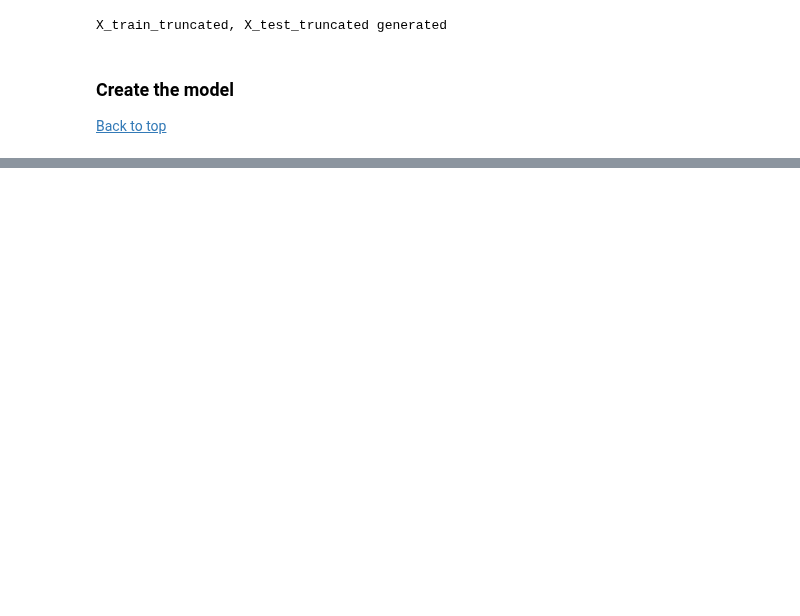
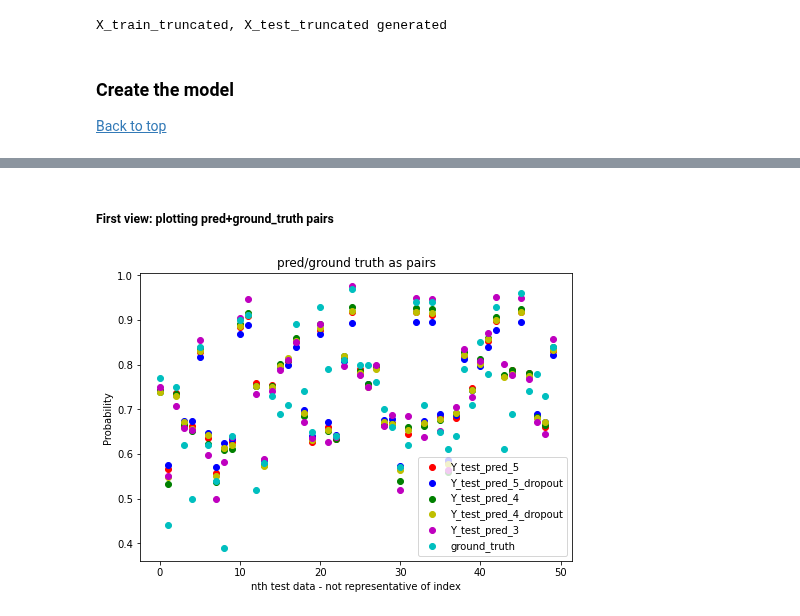
Before and after one commit to tanchuanxin/cz4042_assignment_1, a Jupyter notebook: 1b/assignment_1b_q3.ipynb, the cells around one changed output, grey strips where cells are left out. Cells and saved outputs as stored; diff of their text form; code cells hidden in the pictures; blank space fills up the shorter version.

```diff
--- a/1b/assignment_1b_q3.ipynb
+++ b/1b/assignment_1b_q3.ipynb
@@ -390,0 +508,28 @@ We continue to see dropout not working for us.
+# %%
+Y_test_pred_5 = model_5.predict(X_test_truncated)
+Y_test_pred_5 = Y_test_pred_5.reshape(1,120)[0]
+
+Y_test_pred_5_dropout = model_5_dropout.predict(X_test_truncated)
+Y_test_pred_5_dropout = Y_test_pred_5_dropout.reshape(1,120)[0]
+
+Y_test_pred_4 = model_4.predict(X_test_truncated)
+Y_test_pred_4 = Y_test_pred_4.reshape(1,120)[0]
+
+Y_test_pred_4_dropout = model_4_dropout.predict(X_test_truncated)
+Y_test_pred_4_dropout = Y_test_pred_4_dropout.reshape(1,120)[0]
+
+Y_test_pred_3 = model_3.predict(X_test_truncated)
+Y_test_pred_3 = Y_test_pred_3.reshape(1,120)[0]
+# %%
+df_Y_test_pred_5 = pd.DataFrame(Y_test_pred_5, columns =['Y_test_pred_5'])
+df_Y_test_pred_5_dropout = pd.DataFrame(Y_test_pred_5_dropout, columns =['Y_test_pred_5_dropout'])
+df_Y_test_pred_4 = pd.DataFrame(Y_test_pred_4, columns =['Y_test_pred_4'])
+df_Y_test_pred_4_dropout = pd.DataFrame(Y_test_pred_4_dropout, columns =['Y_test_pred_4_dropout'])
+df_Y_test_pred_3 = pd.DataFrame(Y_test_pred_3, columns =['Y_test_pred_3'])
+df_Y_test = pd.DataFrame(Y_test, columns =['Y_test'])
+df_scatter_y_test_pred = pd.concat([df_Y_test_pred_5, df_Y_test_pred_5_dropout, df_Y_test_pred_4, df_Y_test_pred_4_dropout, df_Y_test_pred_3, df_Y_test], axis=1)
+# %%
+df_scatter_y_test_pred = df_scatter_y_test_pred.sample(n=50, random_state=seed)
+scatter_index = df_scatter_y_test_pred.index
+print(scatter_index)
+df_scatter_y_test_pred.head()
@@ -390,0 +548,19 @@ We continue to see dropout not working for us.
+# %% [markdown]
+##### First view: plotting pred+ground_truth pairs
+# %%
+fig=plt.figure()
+ax=fig.add_axes([0,0,1,1])
+ax.scatter(np.arange(50), df_scatter_y_test_pred['Y_test_pred_5'], color='r', label='Y_test_pred_5')
+ax.scatter(np.arange(50), df_scatter_y_test_pred['Y_test_pred_5_dropout'], color='b', label='Y_test_pred_5_dropout')
+ax.scatter(np.arange(50), df_scatter_y_test_pred['Y_test_pred_4'], color='g', label='Y_test_pred_4')
+ax.scatter(np.arange(50), df_scatter_y_test_pred['Y_test_pred_4_dropout'], color='y', label='Y_test_pred_4_dropout')
+ax.scatter(np.arange(50), df_scatter_y_test_pred['Y_test_pred_3'], color='m', label='Y_test_pred_3')
+ax.scatter(np.arange(50), df_scatter_y_test_pred['Y_test'], color='c', label='ground_truth')
+
+ax.set_title('pred/ground truth as pairs')
+ax.set_xlabel('nth test data - not representative of index')
+ax.set_ylabel('Probability')
+ax.legend()
+plt.show()
+# %% [output]
+[figure, added]
```
Also changed, not shown: parts of 72 cells of this notebook, 12 other files.
